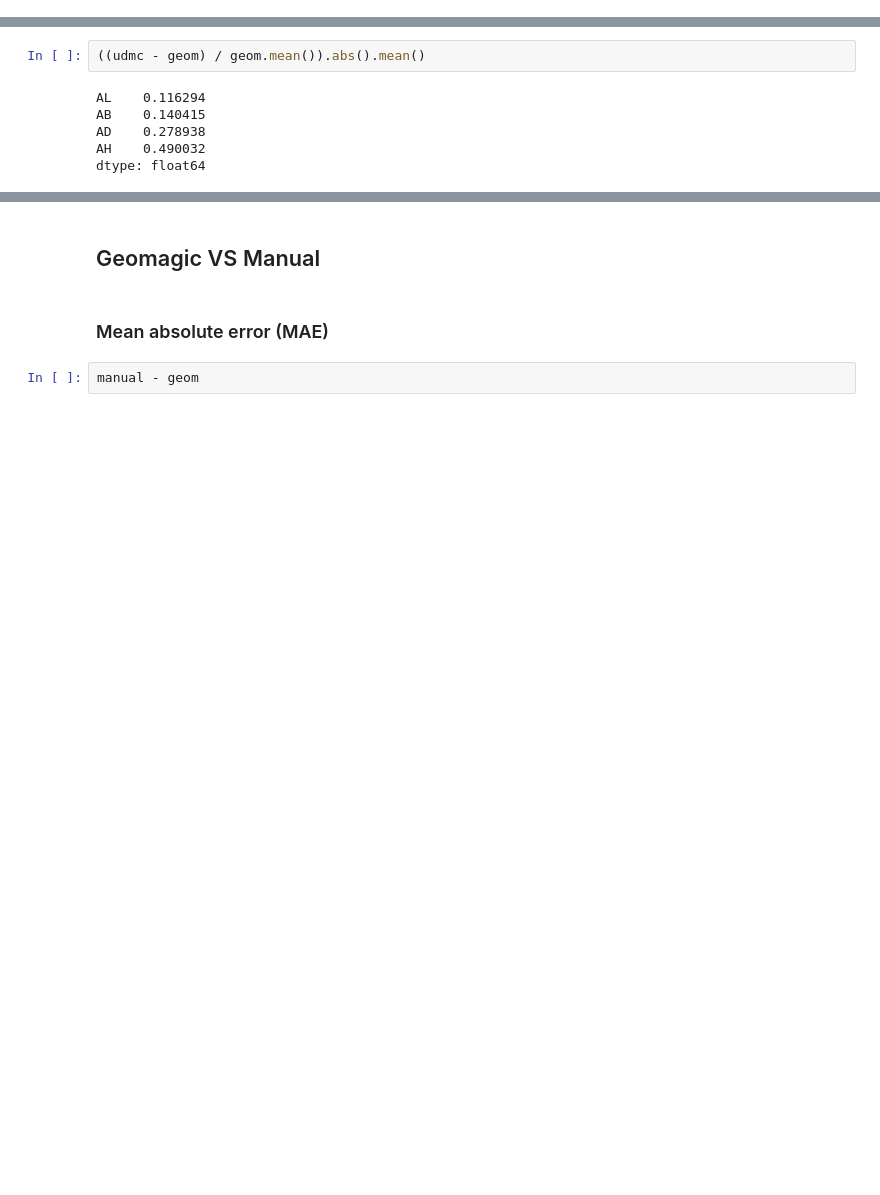
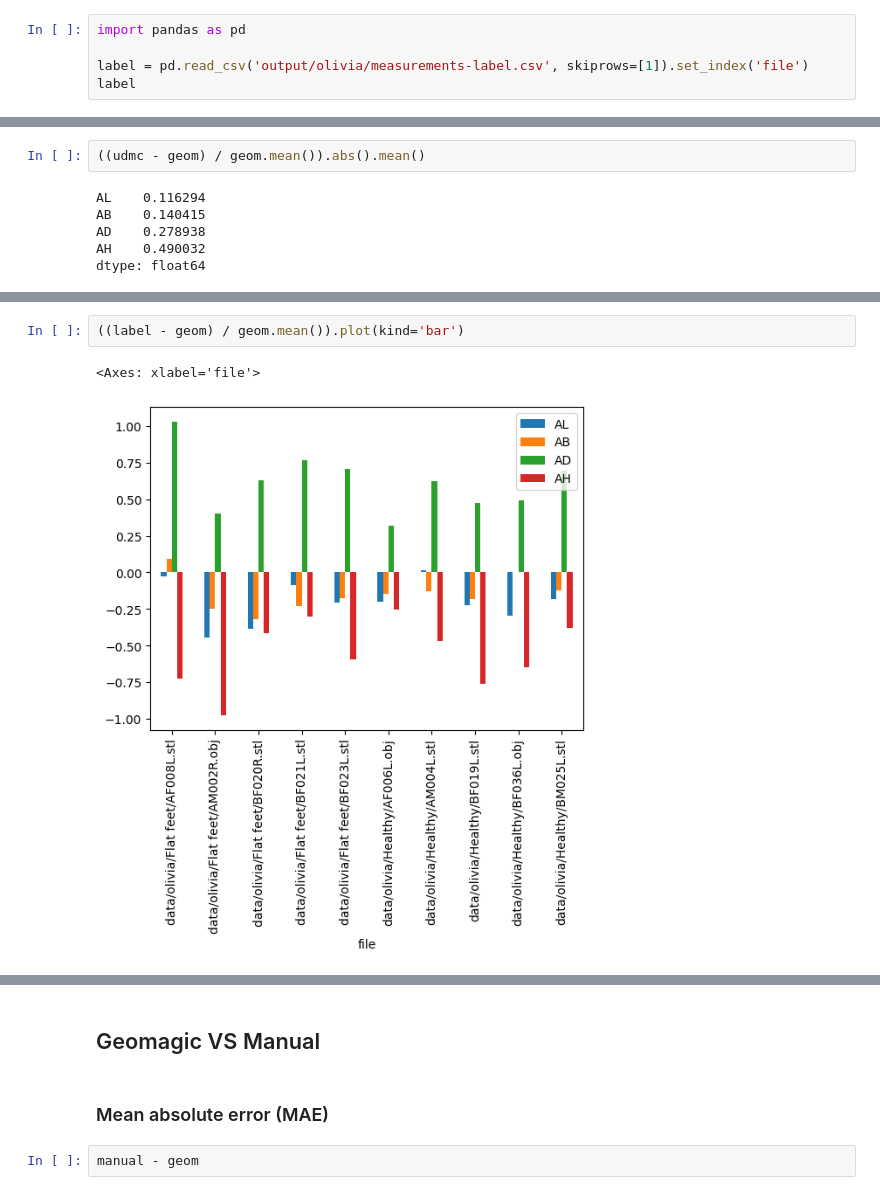
Before and after one commit to liu-qilong/foot-measure, a Jupyter notebook: notebook/eval.ipynb, the cells around one changed output, grey strips where cells are left out. Cells and saved outputs as stored; diff of their text form; blank space fills up the shorter version.

Commit message:
workflow for batch extra labelling & measurements

```diff
--- a/notebook/eval.ipynb
+++ b/notebook/eval.ipynb
@@ -20,0 +21,5 @@ udmc
+# %%
+import pandas as pd
+
+label = pd.read_csv('output/olivia/measurements-label.csv', skiprows=[1]).set_index('file')
+label
@@ -109,0 +202,5 @@ dtype: float64
+# %%
+((label - geom) / geom.mean()).plot(kind='bar')
+# %% [output]
+<Axes: xlabel='file'>
+[figure, added]
```
Also changed, not shown: parts of 19 cells of this notebook, 1 other file.
